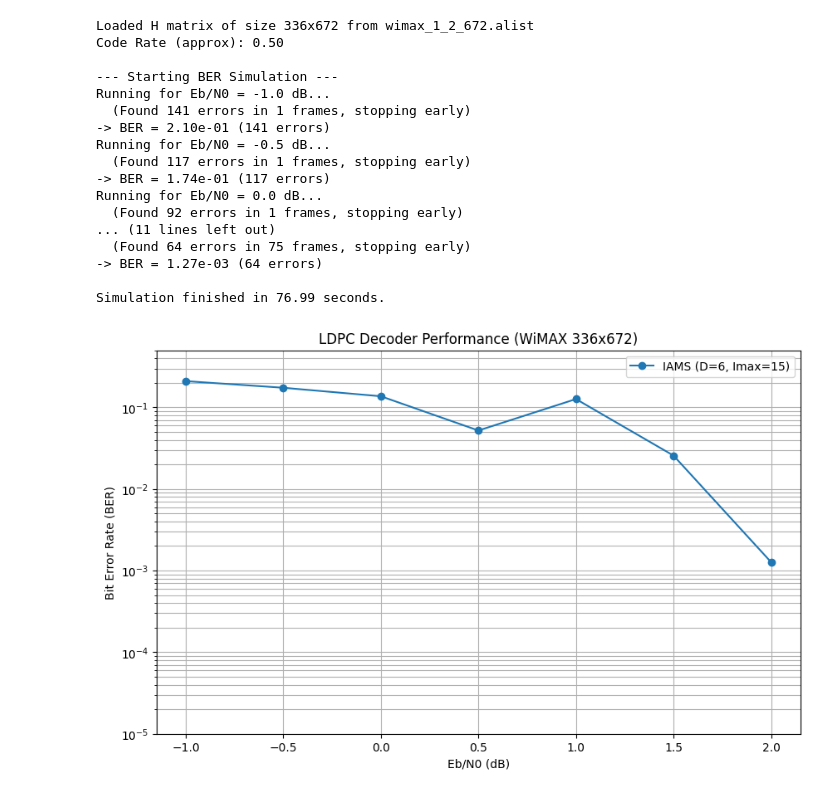
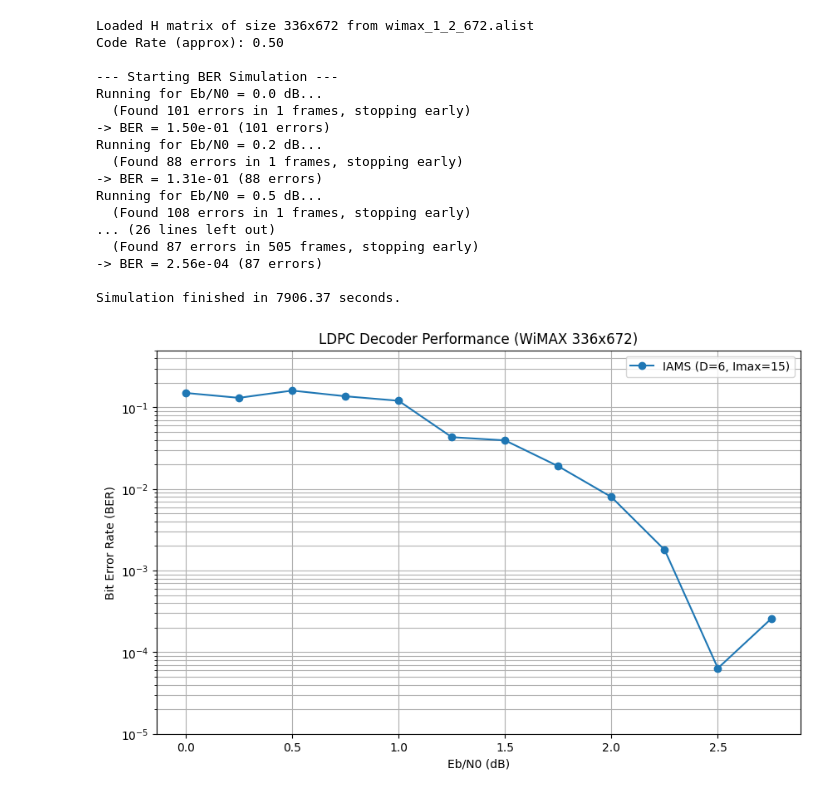
Before and after one commit to Abhinav-gh/HLS_Project, a Jupyter notebook: algo_impl.ipynb, the cells around one changed output. Cells and saved outputs as stored; diff of their text form; code cells hidden in the pictures.

```diff
--- a/algo_impl.ipynb
+++ b/algo_impl.ipynb
@@ -138,10 +138,10 @@ def run_simulation():
     max_iter = 15                       # As used in Fig. 4 of the paper [cite: 351]
     D_threshold = 6                     # An example value, as used for one code in the paper [cite: 277]
 
-    ebn0_db_range = np.arange(-1.0, 2.5, 0.5)
+    ebn0_db_range = np.arange(0, 3.0, 0.25)
     # Set simulation limits for a balance of speed and accuracy
     min_error_count = 50  # Target at least 50 bit errors for statistical significance
-    max_frames = 20000    # But don't run more than 20,000 frames per point
+    max_frames = 10000    # But don't run more than 20,000 frames per point
 
     # Load decoder
     decoder = LDPC_Decoder(alist_file, max_iter, D_threshold)
@@ -202,42 +202,42 @@ def run_simulation():
              print(f"  (Max frames reached, found {total_bit_errors} errors)")
 
         ber = total_bit_errors / total_bits_transmitted
         ber_results.append(ber)
         print(f"-> BER = {ber:.2e} ({total_bit_errors} errors)")
 
     end_time = time.time()
     print(f"\nSimulation finished in {end_time - start_time:.2f} seconds.")
 
     # --- Plotting Results ---
     plt.figure(figsize=(10, 6))
     plt.semilogy(ebn0_db_range, ber_results, 'o-', label=f'IAMS (D={D_threshold}, Imax={max_iter})')
     plt.grid(True, which='both')
     plt.xlabel('Eb/N0 (dB)')
     plt.ylabel('Bit Error Rate (BER)')
     plt.title(f'LDPC Decoder Performance (WiMAX {decoder.num_cn}x{decoder.num_vn})')
     plt.ylim(1e-5, 0.5)
     plt.legend()
     plt.show()
 
 
 if __name__ == '__main__':
     run_simulation()
 # %% [output]
 Loaded H matrix of size 336x672 from wimax_1_2_672.alist
 Code Rate (approx): 0.50
 
 --- Starting BER Simulation ---
-Running for Eb/N0 = -1.0 dB...
-  (Found 141 errors in 1 frames, stopping early)
--> BER = 2.10e-01 (141 errors)
-Running for Eb/N0 = -0.5 dB...
-  (Found 117 errors in 1 frames, stopping early)
--> BER = 1.74e-01 (117 errors)
 Running for Eb/N0 = 0.0 dB...
-  (Found 92 errors in 1 frames, stopping early)
-... (11 lines left out)
-  (Found 64 errors in 75 frames, stopping early)
--> BER = 1.27e-03 (64 errors)
+  (Found 101 errors in 1 frames, stopping early)
+-> BER = 1.50e-01 (101 errors)
+Running for Eb/N0 = 0.2 dB...
+  (Found 88 errors in 1 frames, stopping early)
+-> BER = 1.31e-01 (88 errors)
+Running for Eb/N0 = 0.5 dB...
+  (Found 108 errors in 1 frames, stopping early)
+... (26 lines left out)
+  (Found 87 errors in 505 frames, stopping early)
+-> BER = 2.56e-04 (87 errors)
 
-Simulation finished in 76.99 seconds.
+Simulation finished in 7906.37 seconds.
-[figure, old version]
+[figure, new version]
```
